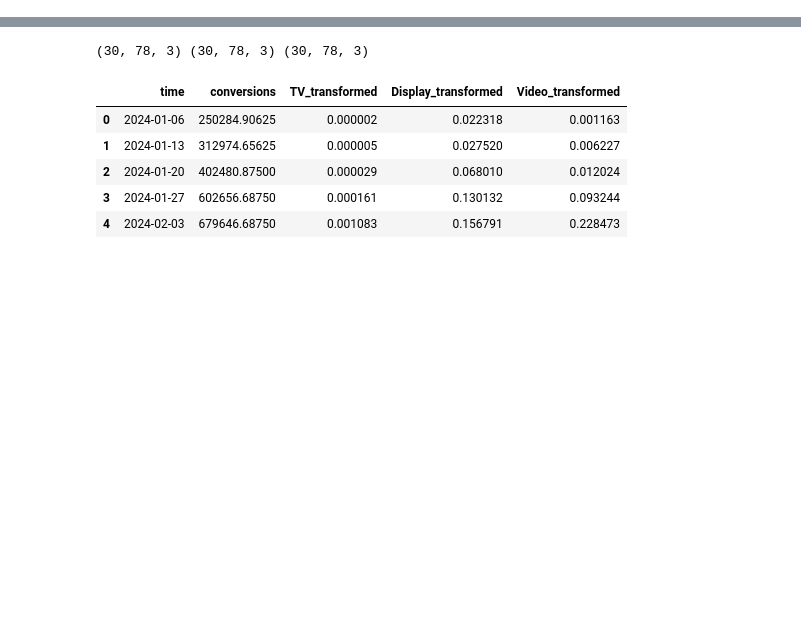
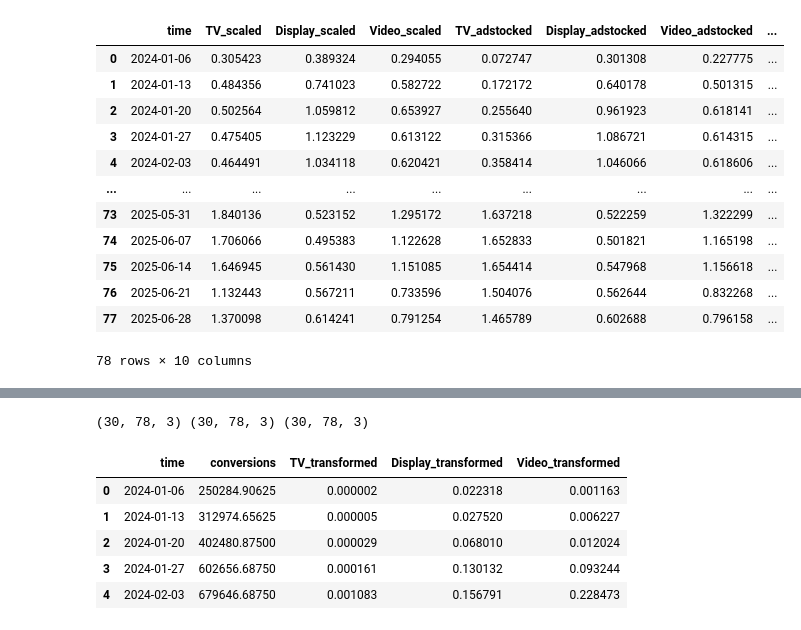
Before and after one commit to Mari1988/meridian, a Jupyter notebook: meridian/mpa/get_transformed_data.ipynb, the cells around one changed output, grey strips where cells are left out. Drawn from its saved outputs; the diff is of its cells as text; code cells hidden in the pictures; blank space fills up the shorter version.

```diff
--- a/meridian/mpa/get_transformed_data.ipynb
+++ b/meridian/mpa/get_transformed_data.ipynb
@@ -42 +52,17 @@ export_media_transformations.plot_media_journey_all()
+# %%
+export_media_transformations.media_trans_journey_df
+# %% [output]
+|  | time | TV_scaled | Display_scaled | Video_scaled | TV_adstocked | Display_adstocked | Video_adstocked | ... |
+| 0 | 2024-01-06 | 0.305423 | 0.389324 | 0.294055 | 0.072747 | 0.301308 | 0.227775 | ... |
+| 1 | 2024-01-13 | 0.484356 | 0.741023 | 0.582722 | 0.172172 | 0.640178 | 0.501315 | ... |
+| 2 | 2024-01-20 | 0.502564 | 1.059812 | 0.653927 | 0.255640 | 0.961923 | 0.618141 | ... |
+| 3 | 2024-01-27 | 0.475405 | 1.123229 | 0.613122 | 0.315366 | 1.086721 | 0.614315 | ... |
+| 4 | 2024-02-03 | 0.464491 | 1.034118 | 0.620421 | 0.358414 | 1.046066 | 0.618606 | ... |
+| ... | ... | ... | ... | ... | ... | ... | ... | ... |
+| 73 | 2025-05-31 | 1.840136 | 0.523152 | 1.295172 | 1.637218 | 0.522259 | 1.322299 | ... |
+| 74 | 2025-06-07 | 1.706066 | 0.495383 | 1.122628 | 1.652833 | 0.501821 | 1.165198 | ... |
+| 75 | 2025-06-14 | 1.646945 | 0.561430 | 1.151085 | 1.654414 | 0.547968 | 1.156618 | ... |
+| 76 | 2025-06-21 | 1.132443 | 0.567211 | 0.733596 | 1.504076 | 0.562644 | 0.832268 | ... |
+| 77 | 2025-06-28 | 1.370098 | 0.614241 | 0.791254 | 1.465789 | 0.602688 | 0.796158 | ... |
+78 rows × 10 columns
 # %%
```
Also changed, not shown: parts of 10 cells of this notebook, 5 other files.
